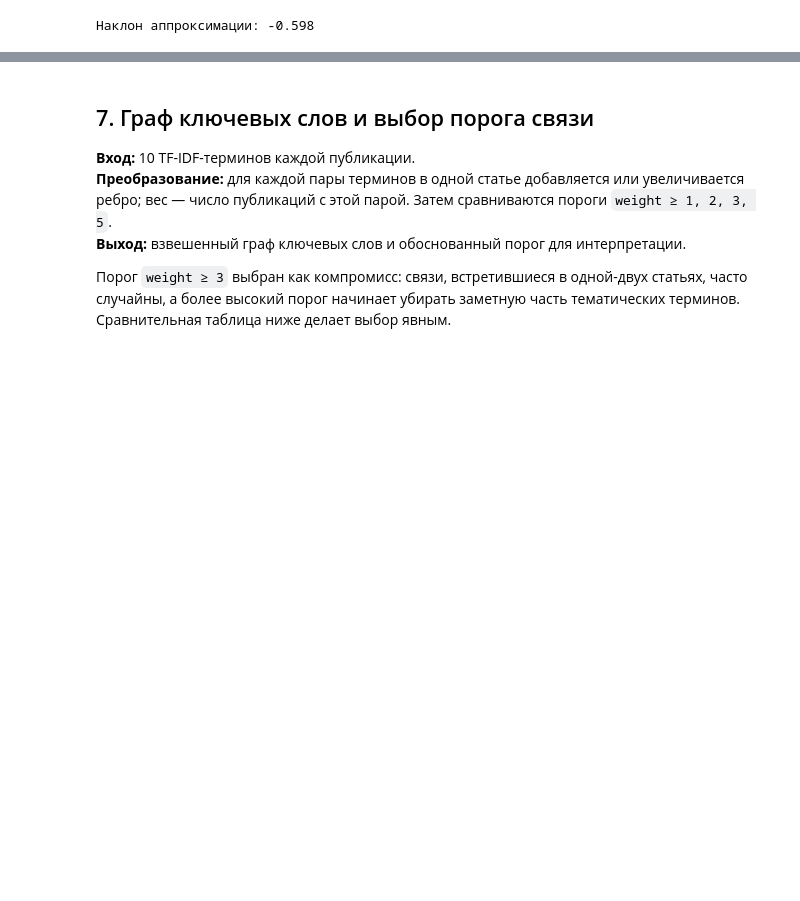
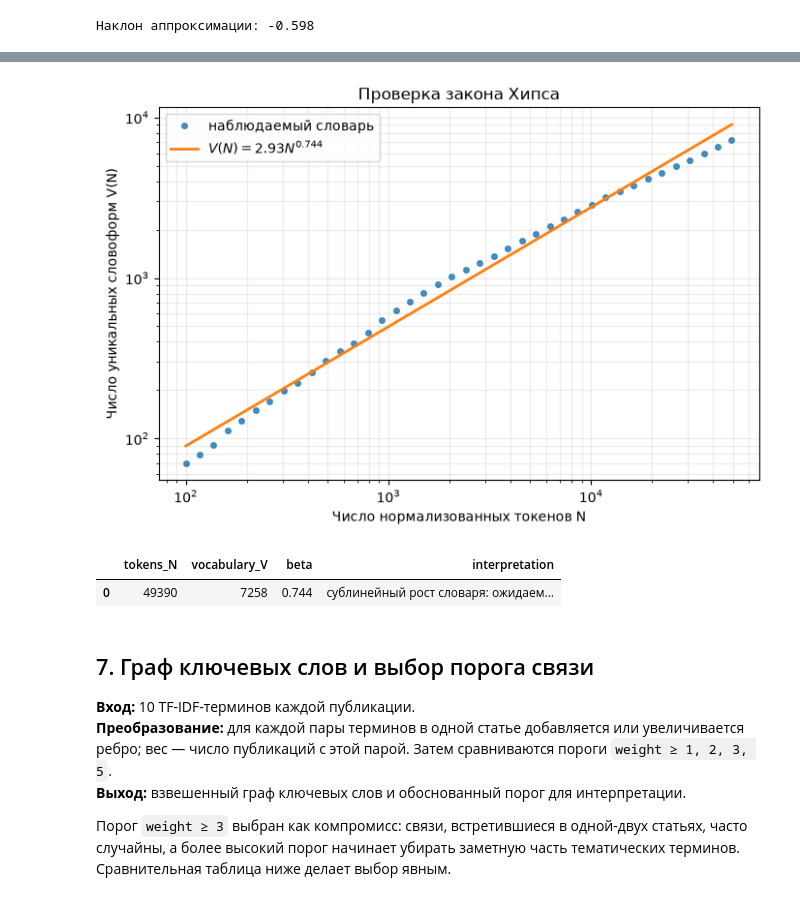
Before and after one commit to m4itmo/s7-andan-labs-reports, a Jupyter notebook: lab1_rag_graph/rag_graph_lab1.ipynb, the cells around one changed output, grey strips where cells are left out. Cells and saved outputs as stored; diff of their text form; code cells hidden in the pictures; blank space fills up the shorter version.

Commit message:
docs(lab1): complete graph analysis report

```diff
--- a/lab1_rag_graph/rag_graph_lab1.ipynb
+++ b/lab1_rag_graph/rag_graph_lab1.ipynb
@@ -266,3 +296,43 @@ print(f'Наклон аппроксимации: {slope:.3f}')
+# %%
+# Закон Хипса: словарь V(N) как функция числа прочитанных токенов N.
+all_tokens = [token for document in cleaned_documents for token in document]
+heaps_points = np.unique(np.geomspace(100, len(all_tokens), num=40, dtype=int))
+seen_tokens = set()
+vocabulary_sizes = []
+point_index = 0
+for token_index, token in enumerate(all_tokens, start=1):
+    seen_tokens.add(token)
+    while point_index < len(heaps_points) and token_index == heaps_points[point_index]:
+        vocabulary_sizes.append(len(seen_tokens))
+        point_index += 1
+
+log_n = np.log(heaps_points)
+log_v = np.log(vocabulary_sizes)
+beta, log_k = np.polyfit(log_n, log_v, 1)
+k_heaps = np.exp(log_k)
+fit_sizes = k_heaps * heaps_points ** beta
+
+fig, ax = plt.subplots(figsize=(8, 5))
+ax.loglog(heaps_points, vocabulary_sizes, 'o', ms=4, alpha=.8, label='наблюдаемый словарь')
+ax.loglog(heaps_points, fit_sizes, '-', lw=2, label=fr'$V(N) = {k_heaps:.2f}N^{{{beta:.3f}}}$')
+ax.set_xlabel('Число нормализованных токенов N')
+ax.set_ylabel('Число уникальных словоформ V(N)')
+ax.set_title('Проверка закона Хипса')
+ax.grid(alpha=.25, which='both')
+ax.legend()
+plt.show()
+
+heaps_summary = pd.DataFrame([{
+    'tokens_N': len(all_tokens),
+    'vocabulary_V': len(vocabulary),
+    'beta': beta,
+    'interpretation': 'сублинейный рост словаря: ожидаемое поведение корпуса' if 0 < beta < 1 else 'коэффициент требует дополнительной проверки',
+}]).round({'beta': 3})
+display(heaps_summary)
+# %% [output]
+[figure, added]
+|  | tokens_N | vocabulary_V | beta | interpretation |
+| 0 | 49390 | 7258 | 0.744 | сублинейный рост словаря: ожидаем... |
 # %% [markdown]
 ## 7. Граф ключевых слов и выбор порога связи
 
```
Also changed, not shown: parts of 9 cells of this notebook.
